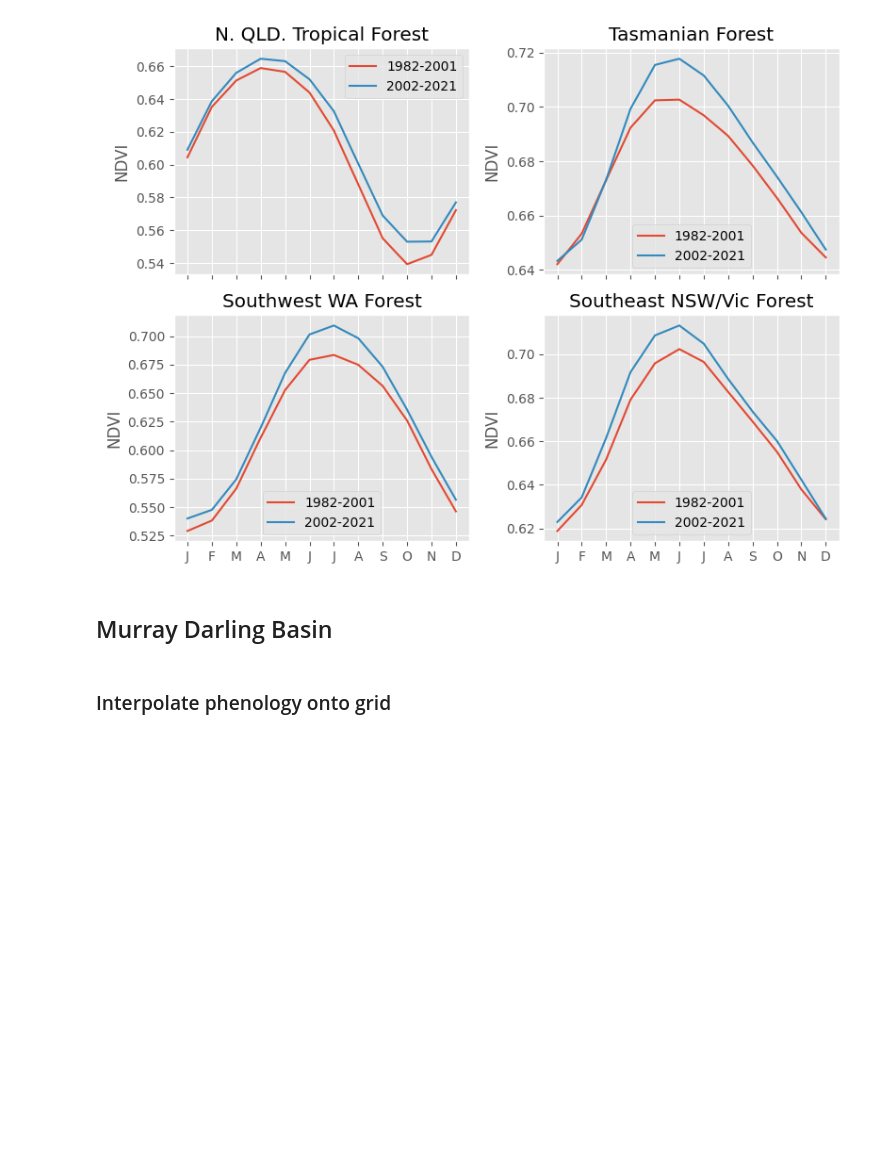
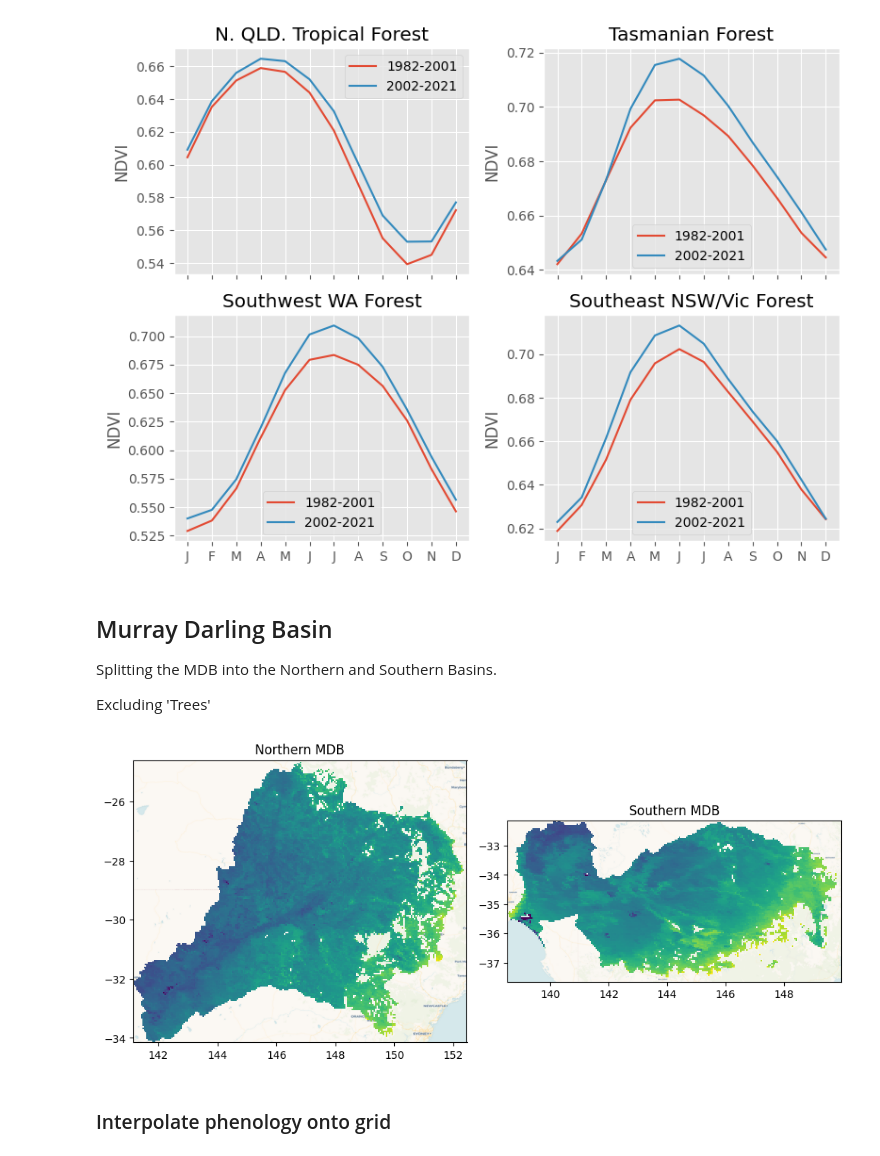
Before and after one commit to cbur24/climate-carbon-interactions, a Jupyter notebook: notebooks/misc/Analyse_specific_regions.ipynb, the cells around one changed output. Drawn from its saved outputs; the diff is of its cells as text; code cells hidden in the pictures; blank space fills up the shorter version.

```diff
--- a/notebooks/misc/Analyse_specific_regions.ipynb
+++ b/notebooks/misc/Analyse_specific_regions.ipynb
@@ -163,11 +163,16 @@ plt.tight_layout()
 [figure]
 # %% [markdown]
 ## Murray Darling Basin
+
+Splitting the MDB into the Northern and Southern Basins.
+
+Excluding 'Trees'
 # %%
 mdb = gpd.read_file('/g/data/os22/chad_tmp/climate-carbon-interactions/data/MDB_catchments.geojson')
 
-nmdb_basins = ['WARREGO RIVER','CONDAMINE-CULGOA RIVERS','PAROO RIVER','DARLING RIVER','MACQUARIE-BOGAN RIVERS',
-'CASTLEREAGH RIVER', 'NAMOI RIVER', 'GWYDIR RIVER','BORDER RIVERS','MOONIE RIVER']
+nmdb_basins = ['WARREGO RIVER','CONDAMINE-CULGOA RIVERS','PAROO RIVER','DARLING RIVER',
+               'MACQUARIE-BOGAN RIVERS','CASTLEREAGH RIVER','NAMOI RIVER','GWYDIR RIVER',
+               'BORDER RIVERS','MOONIE RIVER']
 
 nmdb = mdb.loc[mdb['BNAME'].isin(nmdb_basins)]
 smdb = mdb.overlay(nmdb, how='difference')
@@ -183,6 +188,18 @@ smdb_mask = round_coords(smdb_mask)
 ds_mdb = ds.where(non_trees_mask).where(mdb_mask, drop=True)
 ds_nmdb = ds.where(non_trees_mask).where(nmdb_mask, drop=True)
 ds_smdb = ds.where(non_trees_mask).where(smdb_mask, drop=True)
+# %%
+plt.style.use('default')
+fig, ax = plt.subplots(1,2, figsize=(10,5))
+ds_nmdb.mean('time').plot(ax=ax[0],add_labels=False, vmax=0.7, vmin=0, add_colorbar=False)
+ds_smdb.mean('time').plot(ax=ax[1],add_labels=False,vmax=0.7, vmin=0, add_colorbar=False)
+ctx.add_basemap(ax[0], source=ctx.providers.CartoDB.Voyager, crs='EPSG:4326', attribution='', attribution_size=1)
+ctx.add_basemap(ax[1], source=ctx.providers.CartoDB.Voyager, crs='EPSG:4326', attribution='', attribution_size=1)
+ax[0].set_title('Northern MDB')
+ax[1].set_title('Southern MDB')
+plt.tight_layout();
+# %% [output]
+[figure, added]
 # %% [markdown]
 ### Interpolate phenology onto grid
 # %%
```
Also changed, not shown: parts of 9 cells of this notebook.
